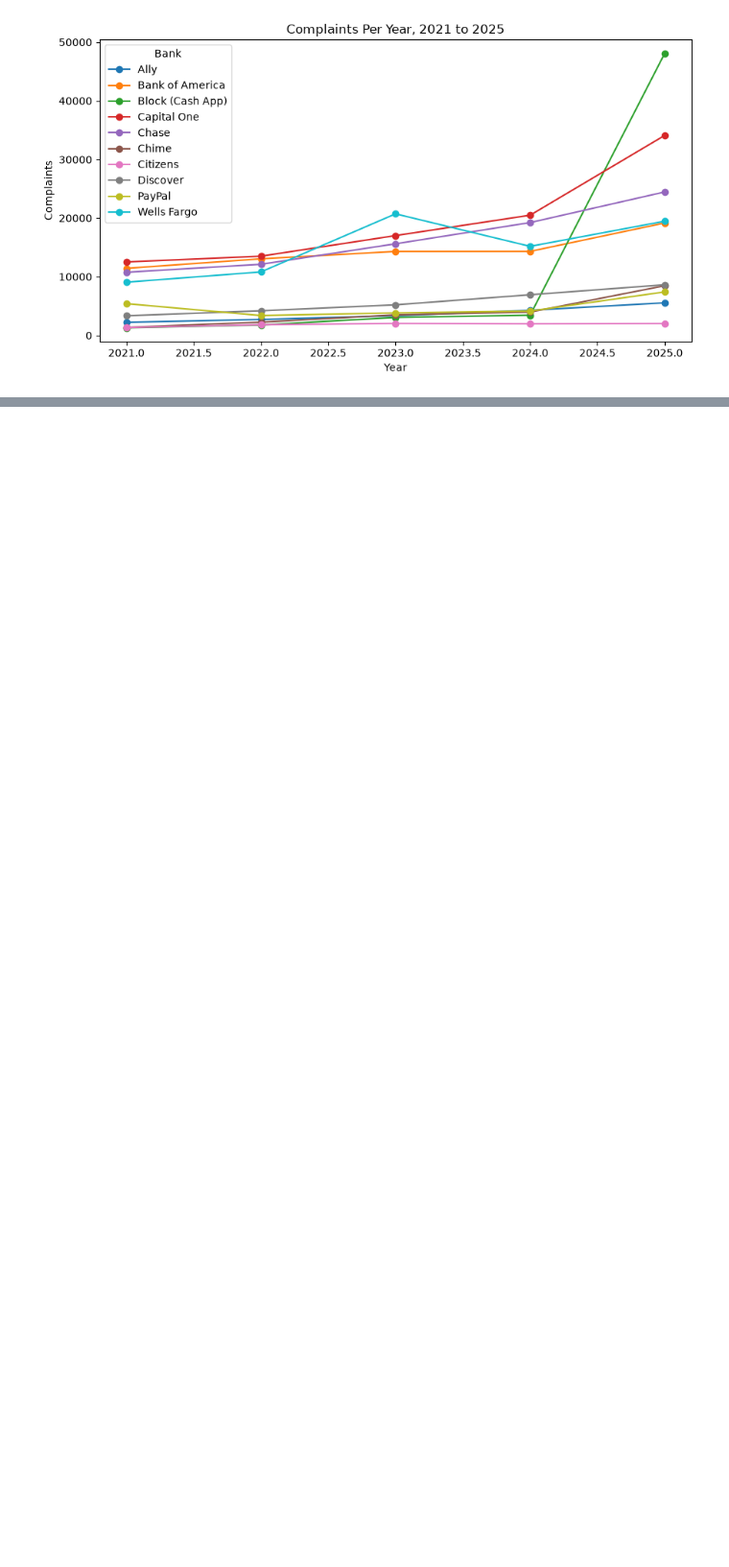
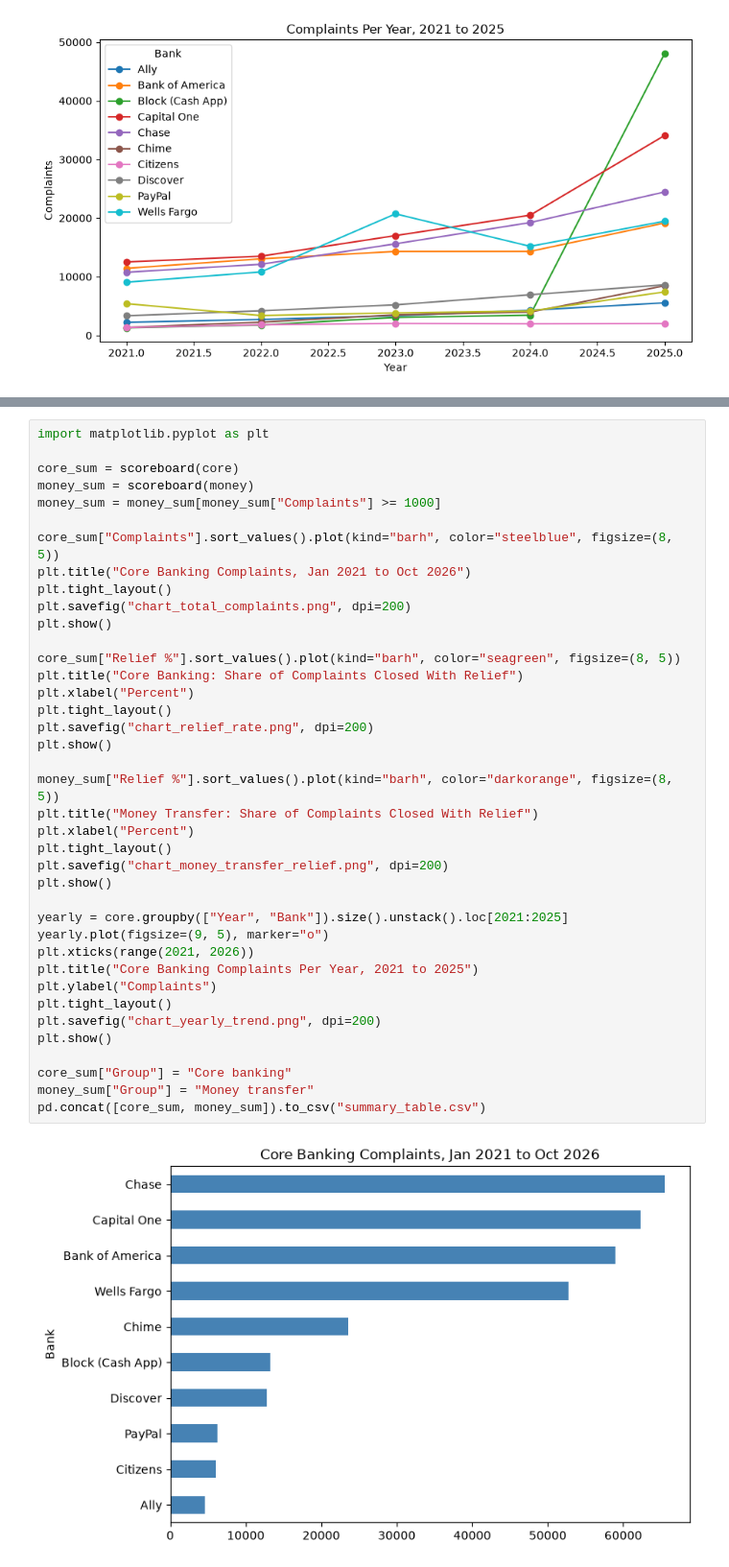
Before and after one commit to Robertthegreat12/bank-showdown, a Jupyter notebook: bank_showdown_analysis.ipynb, the cells around one changed output, grey strips where cells are left out. Shown at 96% size. Drawn from its saved outputs; the diff is of its cells as text; blank space fills up the shorter version.

```diff
--- a/bank_showdown_analysis.ipynb
+++ b/bank_showdown_analysis.ipynb
@@ -163,0 +237,41 @@ Block (Cash App)       70932      0.17               0.17     98.65
+# %%
+import matplotlib.pyplot as plt
+
+core_sum = scoreboard(core)
+money_sum = scoreboard(money)
+money_sum = money_sum[money_sum["Complaints"] >= 1000]
+
+core_sum["Complaints"].sort_values().plot(kind="barh", color="steelblue", figsize=(8, 5))
+plt.title("Core Banking Complaints, Jan 2021 to Oct 2026")
+plt.tight_layout()
+plt.savefig("chart_total_complaints.png", dpi=200)
+plt.show()
+
+core_sum["Relief %"].sort_values().plot(kind="barh", color="seagreen", figsize=(8, 5))
+plt.title("Core Banking: Share of Complaints Closed With Relief")
+plt.xlabel("Percent")
+plt.tight_layout()
+plt.savefig("chart_relief_rate.png", dpi=200)
+plt.show()
+
+money_sum["Relief %"].sort_values().plot(kind="barh", color="darkorange", figsize=(8, 5))
+plt.title("Money Transfer: Share of Complaints Closed With Relief")
+plt.xlabel("Percent")
+plt.tight_layout()
+plt.savefig("chart_money_transfer_relief.png", dpi=200)
+plt.show()
+
+yearly = core.groupby(["Year", "Bank"]).size().unstack().loc[2021:2025]
+yearly.plot(figsize=(9, 5), marker="o")
+plt.xticks(range(2021, 2026))
+plt.title("Core Banking Complaints Per Year, 2021 to 2025")
+plt.ylabel("Complaints")
+plt.tight_layout()
+plt.savefig("chart_yearly_trend.png", dpi=200)
+plt.show()
+
+core_sum["Group"] = "Core banking"
+money_sum["Group"] = "Money transfer"
+pd.concat([core_sum, money_sum]).to_csv("summary_table.csv")
+# %% [output]
+[figure, added]
```
Also changed, not shown: parts of 4 cells of this notebook, 5 other files.
